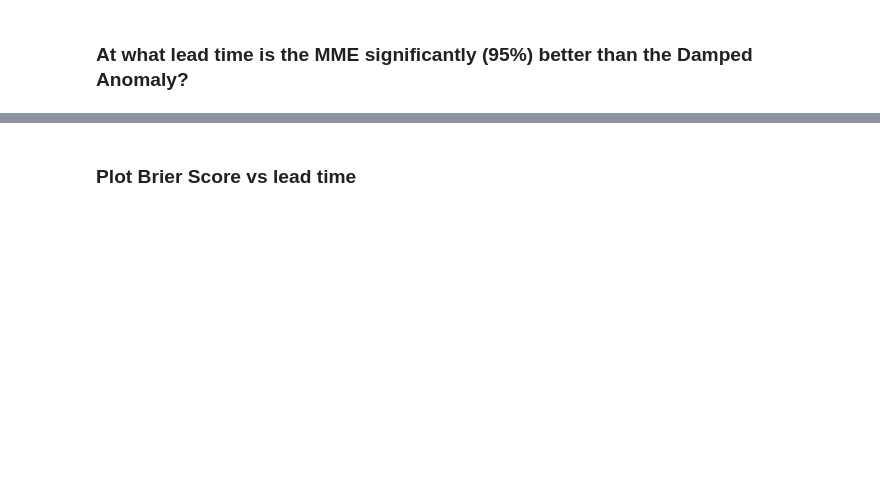
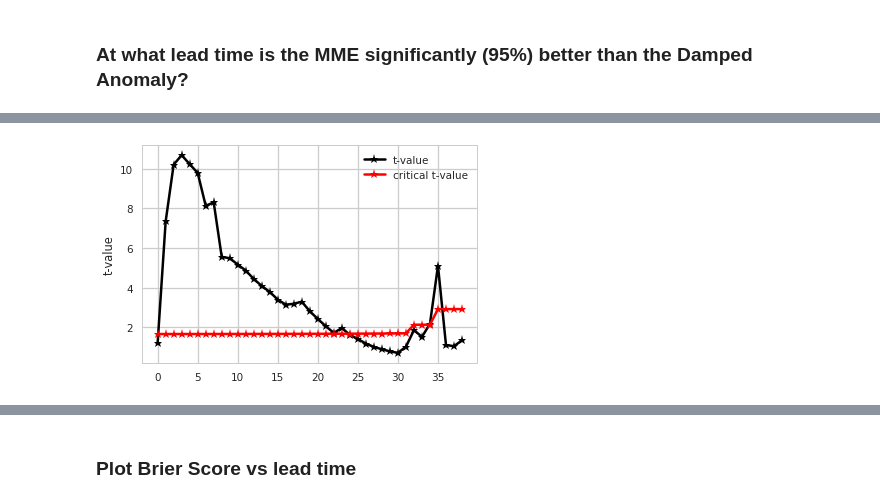
Before and after one commit to NicWayand/ESIO, a Jupyter notebook: notebooks/Eval_weekly_forecasts.ipynb, the cells around one changed output, grey strips where cells are left out. Drawn from its saved outputs; the diff is of its cells as text; code cells hidden in the pictures; blank space fills up the shorter version.

```diff
--- a/notebooks/Eval_weekly_forecasts.ipynb
+++ b/notebooks/Eval_weekly_forecasts.ipynb
@@ -114,5 +118,3 @@ def remove_list(X, L):
-# %%
-ds_ALL = ds_m # rename for new Zarr format usage
 # %%
 # Get recent observations
 ds_81 = xr.open_mfdataset(E.obs['NSIDC_0081']['sipn_nc']+'_yearly/*.nc', concat_dim='time', autoclose=True, parallel=True)
@@ -130,6 +132,18 @@ X = list(ds_ALL.model.values)
 model_plot_order = models_first + X
 model_plot_order.remove('Observed')
 # model_plot_order
+# %%
+# Get custom domain mask if we have defined it (i.e. not None)
+if customDomainName=='ArcticSeas':
+    customDomain = None
+    fig_ext = '' # Figure extention to separte domain names
+else:
+    customDomain = ds_ALL.sel(model=customDomainName).isel(fore_time=0,init_end=40).SIP.notnull()
+    # Drop coods
+    customDomain = customDomain.drop(['fore_time','init_end','init_start','valid_end','valid_start','model'])
+    if customDomain.sum().values==0:
+        raise ValueError("Warning: you need to choose a fore_time and init_end that has model data represenative of its extent")
+    fig_ext = customDomainName+'_' # Figure extention to separte domain names
 # %%
 # Calculate the IIEE (Integrated Ice Edge Error)
 l = []
@@ -137,7 +151,8 @@ for cmod in ds_ALL.model.values:
     c_SIP_IIEE = metrics.IIEE(da_mod=ds_ALL.sel(model=cmod)['mean'],
                                       da_obs=ds_ALL.sel(model='Observed')['mean'],
                                       region=ds_region,
-                                      testplots=False)
+                                      testplots=False,
+                                      customDomain=customDomain)
     c_SIP_IIEE.coords['model'] = cmod
     l.append(c_SIP_IIEE)
 SIP_IIEE = xr.concat(l, dim='model')
@@ -163,7 +177,8 @@ for cmod in ds_ALL.model.values:
     c_SIP_BSS = metrics.BrierSkillScore(da_mod_sip=ds_ALL.sel(model=cmod).SIP,
                                       da_obs_ip=ds_ALL.sel(model='Observed').SIP,
                                       region=ds_region,
-                                      testplots=False)
+                                      testplots=False,
+                                      customDomain=customDomain)
     c_SIP_BSS.coords['model'] = cmod
     l.append(c_SIP_BSS)
 SIP_BSS = xr.concat(l, dim='model')
@@ -226,50 +219,46 @@ Attributes:
 # %% [markdown]
 ### At what lead time is the MME significantly (95%) better than the Damped Anomaly?
 # %%
-# from scipy import stats
+from scipy import stats
 
-# model_1 = 'MME'
-# model_2 = 'dampedAnomalyTrend'
-# alphaval = 0.05 # 95%
+model_1 = 'MME'
+model_2 = 'dampedAnomalyTrend'
+alphaval = 0.05 # 95%
 
-# t_all=[]
-# p_all=[]
-# cv_all=[]
-# for ft in np.arange(0,BSS_agg.fore_time.size):
-#     x = BSS_agg.sel(model=model_1).isel(fore_time=ft)
-#     y = BSS_agg.sel(model=model_2).isel(fore_time=ft)
+t_all=[]
+p_all=[]
+cv_all=[]
+for ft in np.arange(0,BSS_agg.fore_time.size):
+    x = BSS_agg.sel(model=model_1).isel(fore_time=ft)
+    y = BSS_agg.sel(model=model_2).isel(fore_time=ft)
 
-#     x = x.where(x.notnull() & y.notnull(), drop=True)
-#     y = y.where(x.notnull() & y.notnull(), drop=True)
+    x = x.where(x.notnull() & y.notnull(), drop=True)
+    y = y.where(x.notnull() & y.notnull(), drop=True)
 
-#     df = x.size + y.size -2
+    df = x.size + y.size -2
 
-# #     plt.figure()
-# #     x.plot.hist(alpha=0.5, label=model_1)
-# #     y.plot.hist(alpha=0.5, label=model_2)
-# #     plt.legend()
+    t, p = stats.ttest_ind(x, y, equal_var=False)
+    cv = stats.t.ppf(1.0 - alphaval, df)
 
-#     t, p = stats.ttest_ind(x, y, equal_var=False)
-#     cv = stats.t.ppf(1.0 - alphaval, df)
-
-#     t_all.append(t)
-#     p_all.append(p)
-#     cv_all.append(cv)
+    t_all.append(t)
+    p_all.append(p)
+    cv_all.append(cv)
 
 
-# plt.figure()
-# plt.plot(BSS_agg.fore_time.values.astype('timedelta64[D]').astype(int)/7,
-#         abs(np.array(t_all)),'-k*', label='t-value')
-# plt.plot(BSS_agg.fore_time.values.astype('timedelta64[D]').astype(int)/7,
-#         cv_all,'-r*', label='critical t-value')
-# plt.ylabel('t-value')
-# plt.legend()
+plt.figure()
+plt.plot(BSS_agg.fore_time.values.astype('timedelta64[D]').astype(int)/7,
+        abs(np.array(t_all)),'-k*', label='t-value')
+plt.plot(BSS_agg.fore_time.values.astype('timedelta64[D]').astype(int)/7,
+        cv_all,'-r*', label='critical t-value')
+plt.ylabel('t-value')
+plt.legend()
 
 
-# plt.figure()
-# plt.plot(BSS_agg.fore_time.values.astype('timedelta64[D]').astype(int)/7,
-#         p_all,'-k*',label='p value')
-# plt.plot(BSS_agg.fore_time.values.astype('timedelta64[D]').astype(int)/7,
-#         np.ones(len(p_all))*alphaval,'-r*',label='Alpha p value')
-# plt.ylabel('p-value')
-# plt.legend()
+plt.figure()
+plt.plot(BSS_agg.fore_time.values.astype('timedelta64[D]').astype(int)/7,
+        p_all,'-k*',label='p value')
+plt.plot(BSS_agg.fore_time.values.astype('timedelta64[D]').astype(int)/7,
+        np.ones(len(p_all))*alphaval,'-r*',label='Alpha p value')
+plt.ylabel('p-value')
+plt.legend()
+# %% [output]
@@ -275,0 +266 @@ Attributes:
+[figure, added]
```
Also changed, not shown: parts of 60 cells of this notebook, 3 other files.
